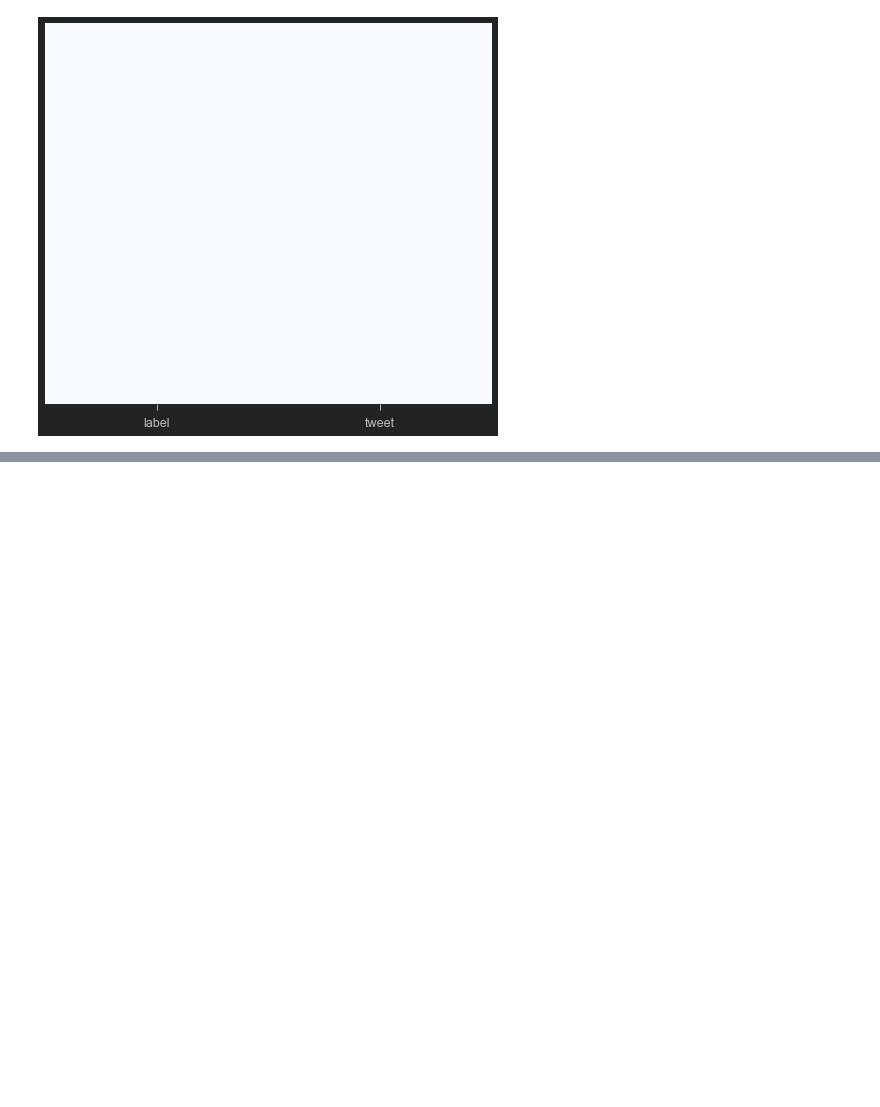
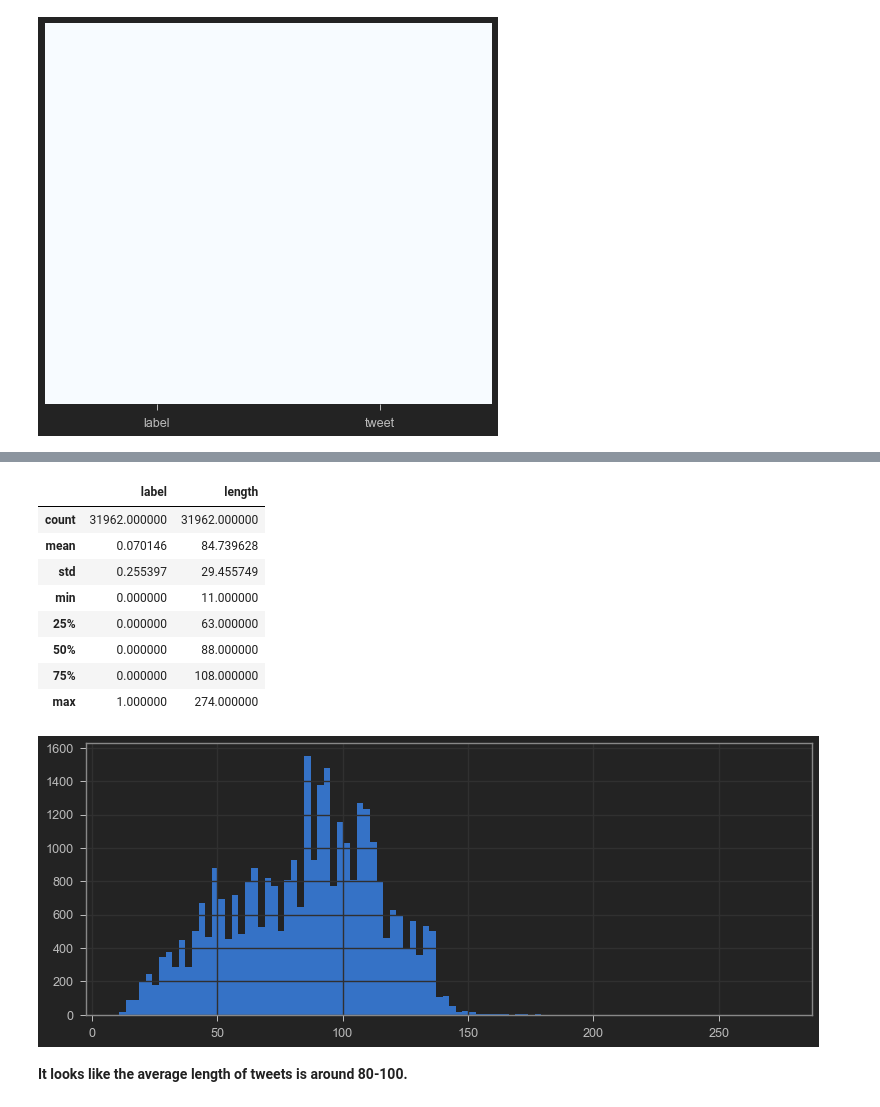
Before and after one commit to gianmillare/NLP-Sentiment-Analysis-Guide, a Jupyter notebook: NLP_Sentiment.ipynb, the cells around one changed output, grey strips where cells are left out. Cells and saved outputs as stored; diff of their text form; code cells hidden in the pictures; blank space fills up the shorter version.

```diff
--- a/NLP_Sentiment.ipynb
+++ b/NLP_Sentiment.ipynb
@@ -117,3 +117,8 @@ sns.heatmap(tweets_df.isnull(), yticklabels=False, cbar=False, cmap="Blues")
 # %% [output]
 <AxesSubplot:>
 [figure]
+# %%
+# Create a new column in the dataframe that has the length of each tweet
+tweets_df['length'] = tweets_df['tweet'].apply(len)
+
+tweets_df.head(10)
@@ -119,0 +137,20 @@ sns.heatmap(tweets_df.isnull(), yticklabels=False, cbar=False, cmap="Blues")
+# %%
+# Plot the length of the tweets to see a holistic view of the length of tweets in the data
+tweets_df['length'].hist(bins = 100, figsize=(13,5), color="b")
+
+tweets_df.describe()
+
+# tweets_df['length'].plot(bins=100, kind='hist')
+# %% [output]
+|  | label | length |
+| count | 31962.000000 | 31962.000000 |
+| mean | 0.070146 | 84.739628 |
+| std | 0.255397 | 29.455749 |
+| min | 0.000000 | 11.000000 |
+| 25% | 0.000000 | 63.000000 |
+| 50% | 0.000000 | 88.000000 |
+| 75% | 0.000000 | 108.000000 |
+| max | 1.000000 | 274.000000 |
+[figure, added]
+# %% [markdown]
+<strong>It looks like the average length of tweets is around 80-100.</strong>
```
Also changed, not shown: parts of 7 cells of this notebook.
